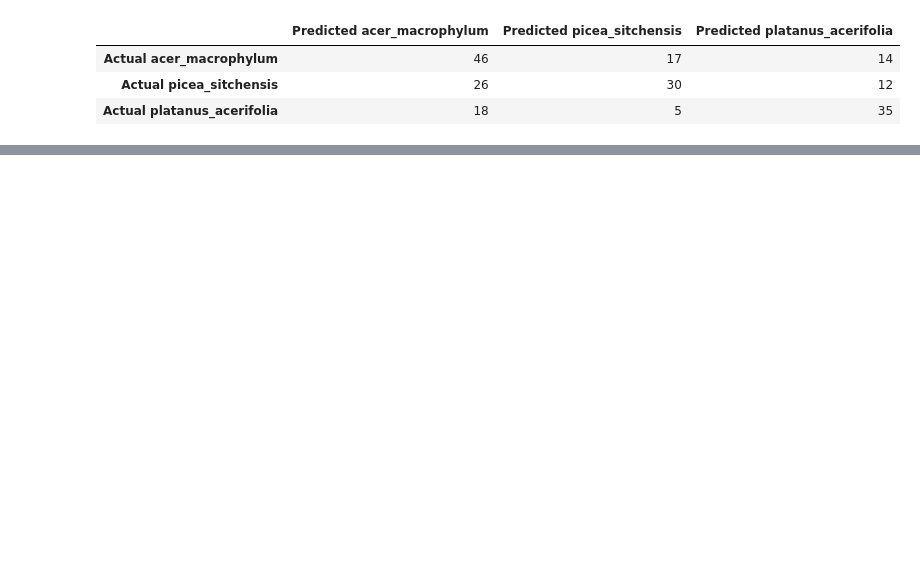
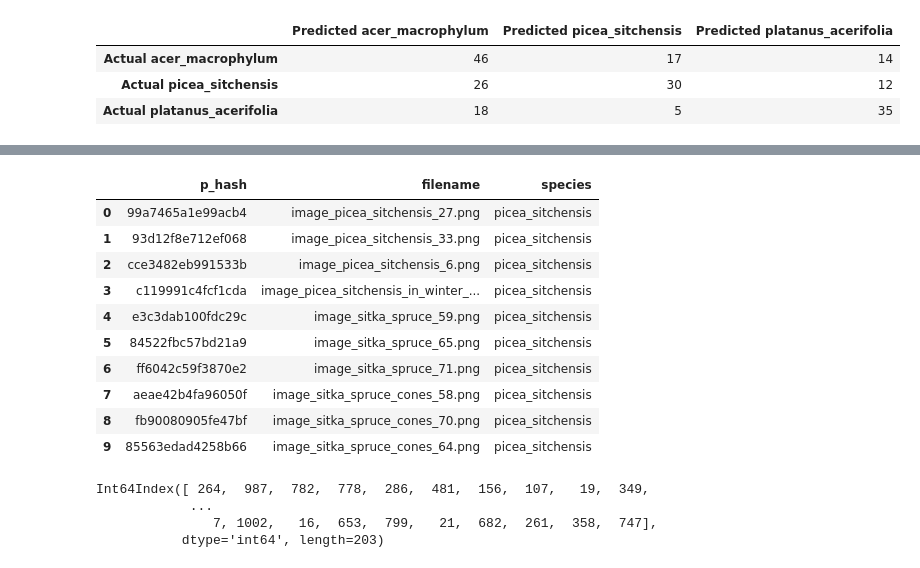
Before and after one commit to NathanielBlairStahn/tree-logic, a Jupyter notebook: build_a_model.ipynb, the cells around one changed output, grey strips where cells are left out. Saved outputs shown, nothing was run; the diff lists cells and outputs as text; code cells hidden in the pictures; blank space fills up the shorter version.

```diff
--- a/build_a_model.ipynb
+++ b/build_a_model.ipynb
@@ -329,0 +374,21 @@ confusion_df(y_test, y_test_hat_cat, gb_model)
+# %%
+tree_features_df[['p_hash', 'filename', 'species']][:10]
+# %% [output]
+|  | p_hash | filename | species |
+| 0 | 99a7465a1e99acb4 | image_picea_sitchensis_27.png | picea_sitchensis |
+| 1 | 93d12f8e712ef068 | image_picea_sitchensis_33.png | picea_sitchensis |
+| 2 | cce3482eb991533b | image_picea_sitchensis_6.png | picea_sitchensis |
+| 3 | c119991c4fcf1cda | image_picea_sitchensis_in_winter_... | picea_sitchensis |
+| 4 | e3c3dab100fdc29c | image_sitka_spruce_59.png | picea_sitchensis |
+| 5 | 84522fbc57bd21a9 | image_sitka_spruce_65.png | picea_sitchensis |
+| 6 | ff6042c59f3870e2 | image_sitka_spruce_71.png | picea_sitchensis |
+| 7 | aeae42b4fa96050f | image_sitka_spruce_cones_58.png | picea_sitchensis |
+| 8 | fb90080905fe47bf | image_sitka_spruce_cones_70.png | picea_sitchensis |
+| 9 | 85563edad4258b66 | image_sitka_spruce_cones_64.png | picea_sitchensis |
+# %%
+y_test.index
+# %% [output]
+Int64Index([ 264,  987,  782,  778,  286,  481,  156,  107,   19,  349,
+            ...
+               7, 1002,   16,  653,  799,   21,  682,  261,  358,  747],
+           dtype='int64', length=203)
```
Also changed, not shown: parts of 37 cells of this notebook.
